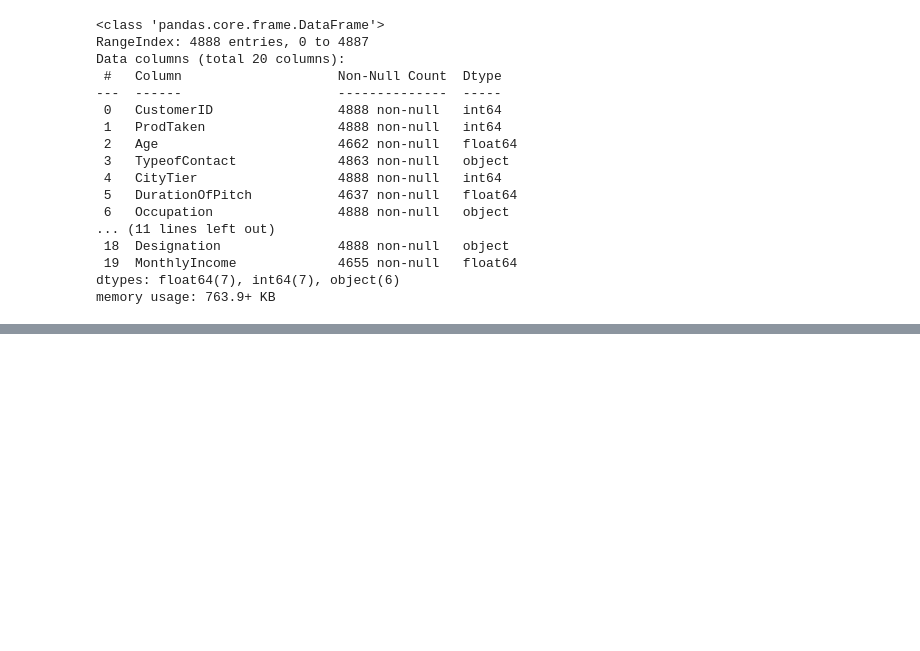
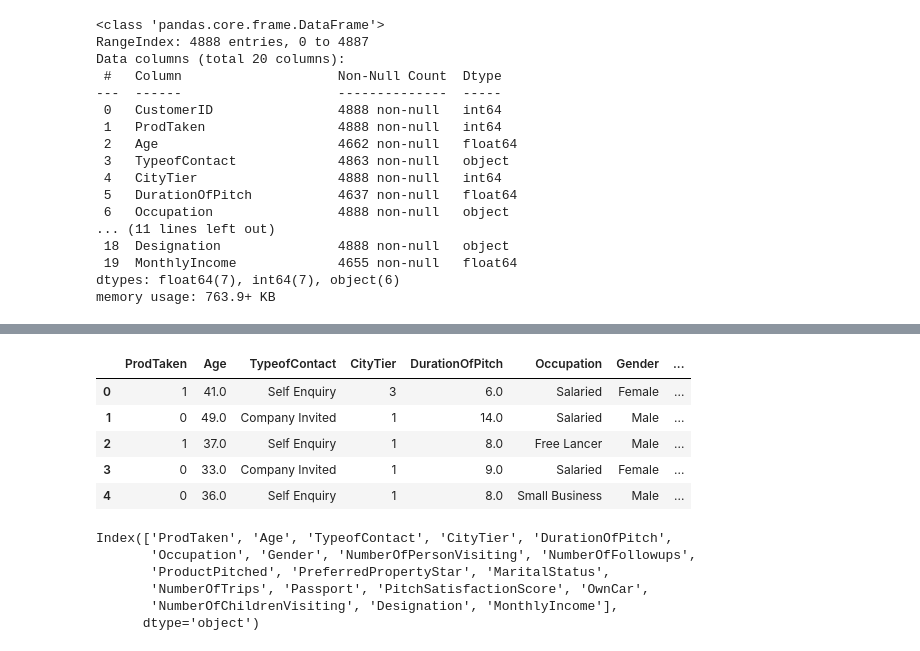
Before and after one commit to niveeez/randomforest, a Jupyter notebook: holiday_package_purchase_pred.ipynb, the cells around one changed output, grey strips where cells are left out. Drawn from its saved outputs; the diff is of its cells as text; code cells hidden in the pictures; blank space fills up the shorter version.

```diff
--- a/holiday_package_purchase_pred.ipynb
+++ b/holiday_package_purchase_pred.ipynb
@@ -155,0 +232,2 @@ memory usage: 763.9+ KB
+# %%
+df['NumberOfTrips'].fillna(df.NumberOfTrips.median(), inplace=True)
@@ -155,0 +245,2 @@ memory usage: 763.9+ KB
+# %%
+df.NumberOfChildrenVisiting.fillna(df.NumberOfChildrenVisiting.mode()[0], inplace=True)
@@ -155,0 +254,2 @@ memory usage: 763.9+ KB
+# %%
+df.MonthlyIncome.fillna(df.MonthlyIncome.median(),inplace=True)
@@ -155,0 +283,20 @@ memory usage: 763.9+ KB
+# %%
+df.drop('CustomerID', axis=1, inplace=True)
+# %%
+df.head()
+# %% [output]
+|  | ProdTaken | Age | TypeofContact | CityTier | DurationOfPitch | Occupation | Gender | ... |
+| 0 | 1 | 41.0 | Self Enquiry | 3 | 6.0 | Salaried | Female | ... |
+| 1 | 0 | 49.0 | Company Invited | 1 | 14.0 | Salaried | Male | ... |
+| 2 | 1 | 37.0 | Self Enquiry | 1 | 8.0 | Free Lancer | Male | ... |
+| 3 | 0 | 33.0 | Company Invited | 1 | 9.0 | Salaried | Female | ... |
+| 4 | 0 | 36.0 | Self Enquiry | 1 | 8.0 | Small Business | Male | ... |
+# %%
+df.columns
+# %% [output]
+Index(['ProdTaken', 'Age', 'TypeofContact', 'CityTier', 'DurationOfPitch',
+       'Occupation', 'Gender', 'NumberOfPersonVisiting', 'NumberOfFollowups',
+       'ProductPitched', 'PreferredPropertyStar', 'MaritalStatus',
+       'NumberOfTrips', 'Passport', 'PitchSatisfactionScore', 'OwnCar',
+       'NumberOfChildrenVisiting', 'Designation', 'MonthlyIncome'],
+      dtype='object')
```
Also changed, not shown: parts of 16 cells of this notebook.
